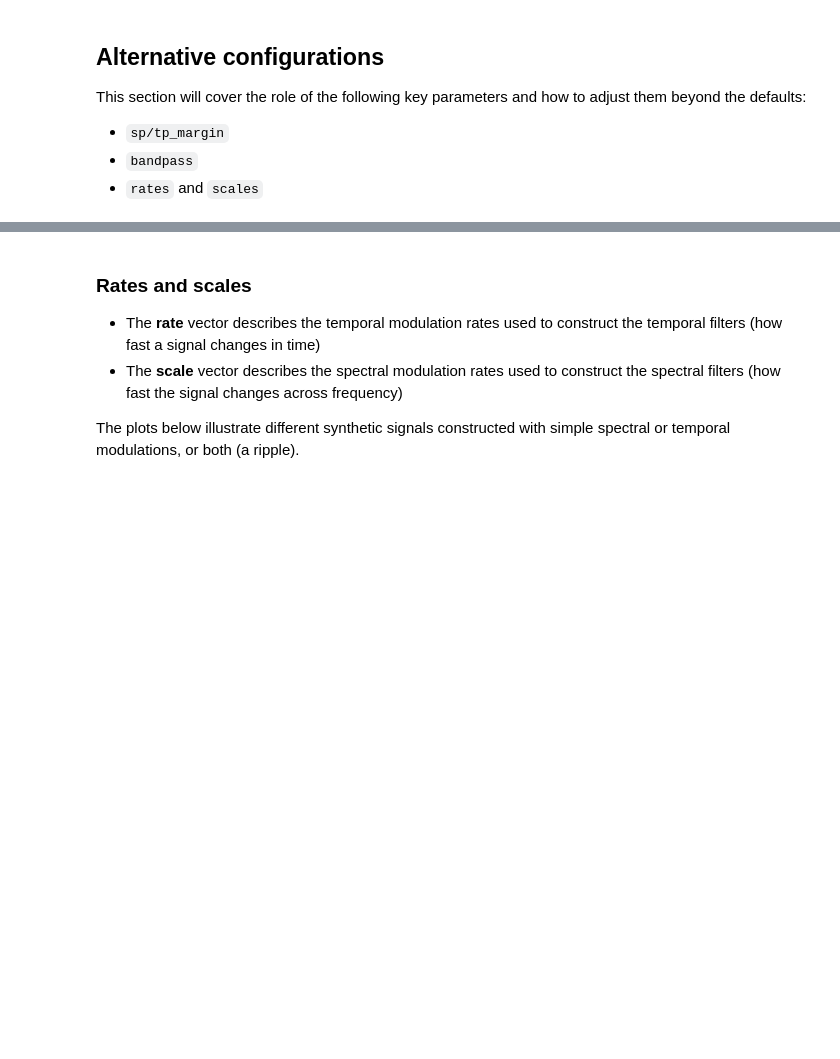
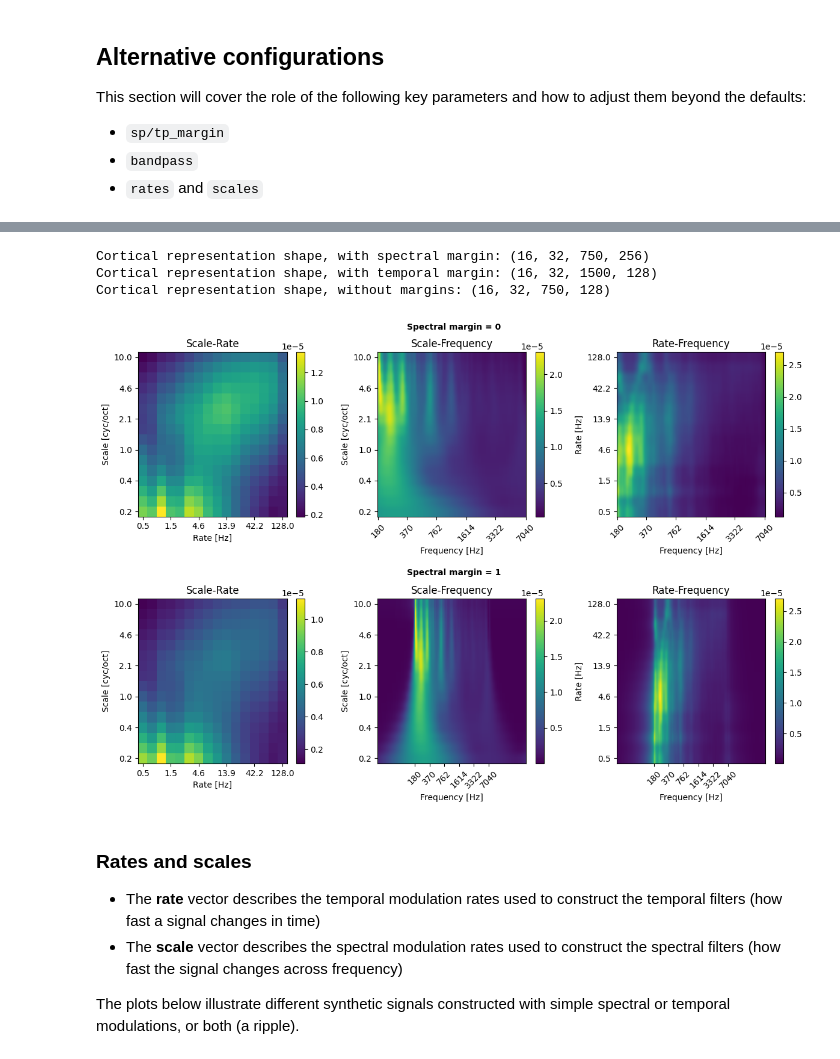
Before and after one commit to ninocapipoca/neural_audio, a Jupyter notebook: tutorials/Tutorial 2 - aud2cor.ipynb, the cells around one changed output, grey strips where cells are left out. Saved outputs shown, nothing was run; the diff lists cells and outputs as text; code cells hidden in the pictures; blank space fills up the shorter version.

Commit message:
Tutorial update - effect of margins

```diff
--- a/tutorials/Tutorial 2 - aud2cor.ipynb
+++ b/tutorials/Tutorial 2 - aud2cor.ipynb
@@ -179,3 +180,36 @@ $$dM = \left \lceil{\frac{M}{2} \times \textrm{sp margin}}\right \rceil $$
+# %%
+half_rates = 2 ** np.linspace(np.log2(0.5), np.log2(128), 16)
+half_scales = 2 ** np.linspace(np.log2(1/5), np.log2(10), 16)
+# %%
+cr_spectral_margin = aud2cor(audiogram, rates=half_rates, scales=half_scales, sp_margin=1)
+print(f"Cortical representation shape, with spectral margin: {cr_spectral_margin.shape}")
+
+cr_temporal_margin = aud2cor(audiogram, rates=half_rates, scales=half_scales, tp_margin=1)
+print(f"Cortical representation shape, with temporal margin: {cr_temporal_margin.shape}")
+
+cr_default = aud2cor(audiogram, rates=half_rates, scales=half_scales)
+print(f"Cortical representation shape, without margins: {cr_default.shape}")
+# %% [output]
+Cortical representation shape, with spectral margin: (16, 32, 750, 256)
+Cortical representation shape, with temporal margin: (16, 32, 1500, 128)
+Cortical representation shape, without margins: (16, 32, 750, 128)
+# %%
+import matplotlib.pyplot as plt
+fig, axs_grid = plt.subplots(2, 3, figsize=(12, 8))
+
+plot_cr_projection(cr_default, half_rates, scales=half_scales, frequencies=frequencies_audiogram, axes=axs_grid[0])
+
+plot_cr_projection(cr_spectral_margin, half_rates, scales=half_scales, frequencies=frequencies_audiogram, axes=axs_grid[1])
+
+fig.text(0.5, 1, 'Spectral margin = 0', ha='center',  fontweight='bold')
+
+fig.text(0.5, 0.49, 'Spectral margin = 1', ha='center', fontweight='bold')
+plt.tight_layout()
+plt.subplots_adjust(hspace=0.5)
+
+plt.show()
+# %% [output]
+[figure, added]
 # %% [markdown]
 ### **Rates and scales**
 - The **rate** vector describes the temporal modulation rates used to construct the temporal filters (how fast a signal changes in time)
```
Also changed, not shown: parts of 12 cells of this notebook, 2 other files.
